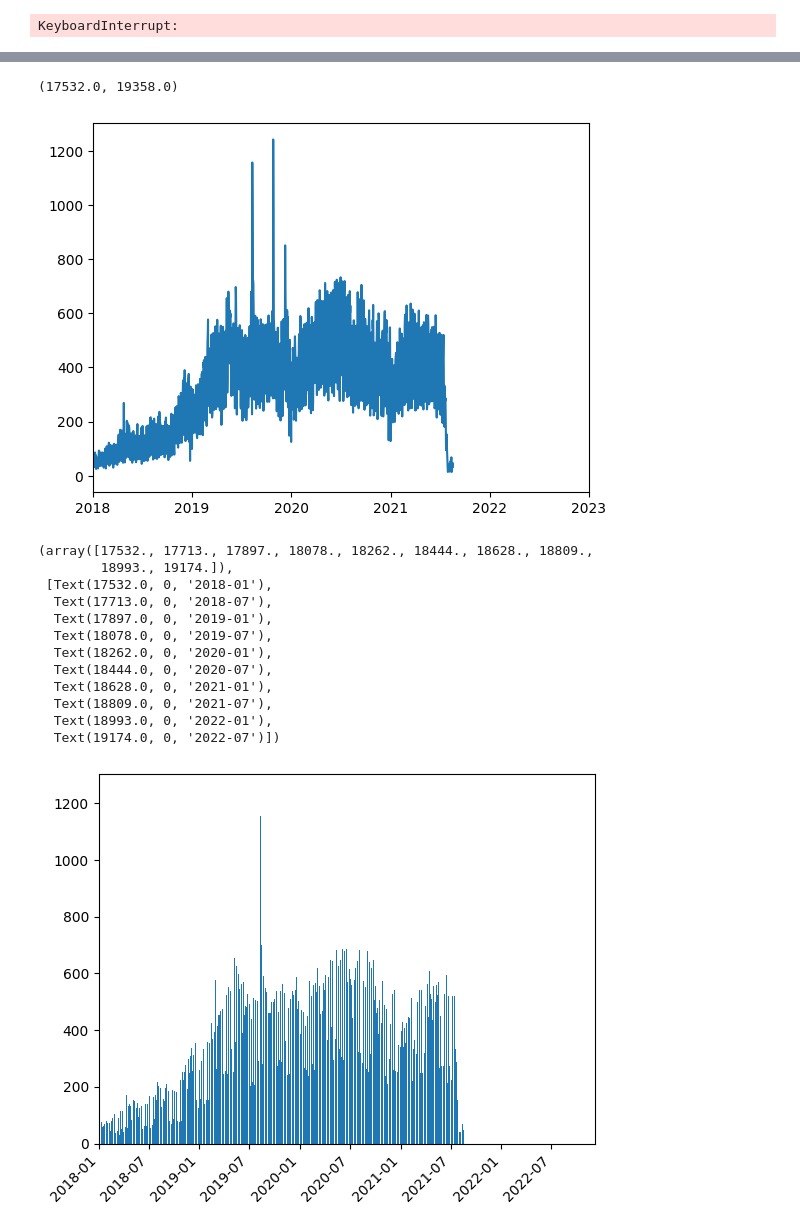
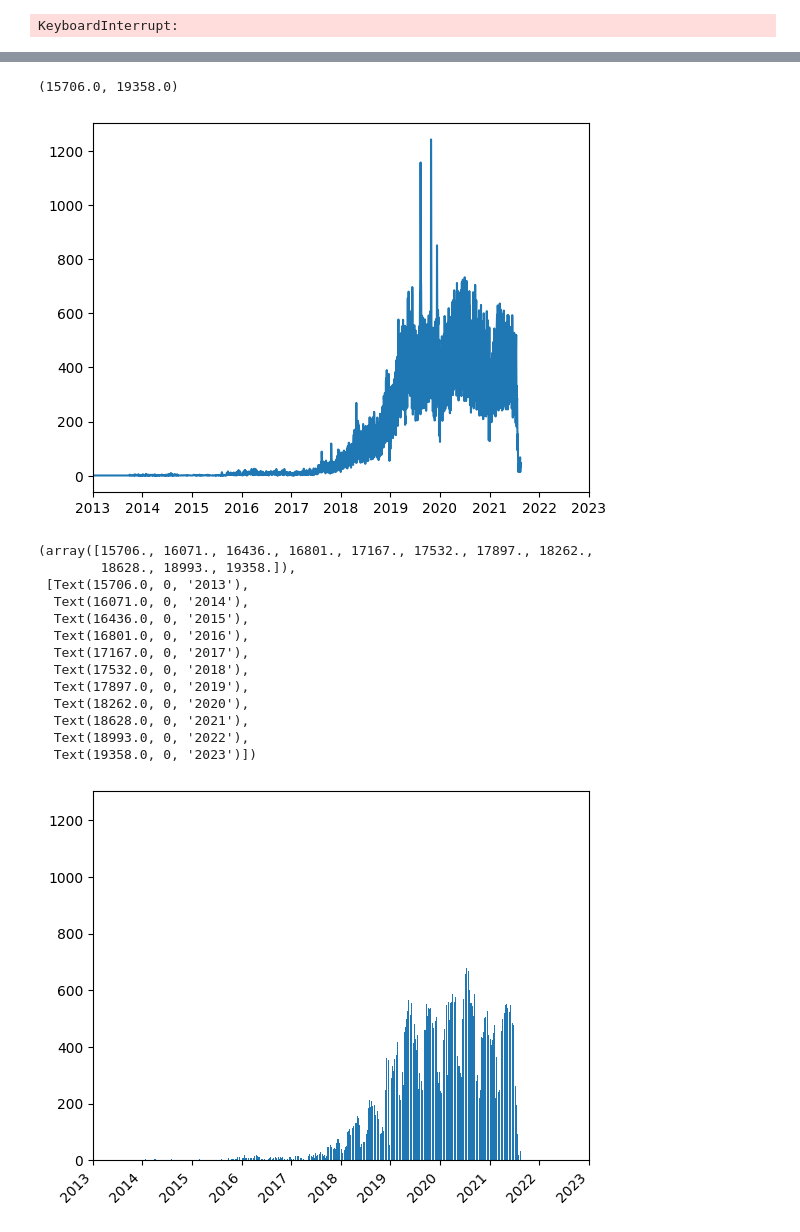
Before and after one commit to Ale-Mildiner/Tesis, a Jupyter notebook: Base_Medios_Arg/series_temporales_clusters.ipynb, the cells around one changed output, grey strips where cells are left out. Cells and saved outputs as stored; diff of their text form; code cells hidden in the pictures.

```diff
--- a/Base_Medios_Arg/series_temporales_clusters.ipynb
+++ b/Base_Medios_Arg/series_temporales_clusters.ipynb
@@ -165,36 +189,38 @@ fechas = cantidad_por_fecha.index
 cantidad = cantidad_por_fecha.values
 plt.plot(fechas, cantidad)
 fecha_fin = datetime(2023, 1, 1)  # Fecha de inicio deseada
-fecha_inicio = datetime(2018, 1,1)  # Fecha de fin deseada
+fecha_inicio = datetime(2013, 1,1)  # Fecha de fin deseada
 plt.xlim([fecha_inicio, fecha_fin])
 # %% [output]
-(17532.0, 19358.0)
+(15706.0, 19358.0)
-[figure, old version]
+[figure, new version]
 # %%
 from datetime import datetime, timedelta
 cantidad_por_fecha = base.groupby(base['fecha'].dt.date).size()
 fechas = cantidad_por_fecha.index
 cantidad = cantidad_por_fecha.values
 
+
 plt.bar(fechas, cantidad)
 
 fecha_fin = datetime(2023, 1, 1)  # Fecha de inicio deseada
-fecha_inicio = datetime(2018, 1,1)  # Fecha de fin deseada
-ventana = timedelta(days=5*30)  # Intervalo de tiempo de 3 meses
-intervalos = pd.date_range(start=fecha_inicio, end=fecha_fin, freq=ventana)
+fecha_inicio = datetime(2013, 1,1)  # Fecha de fin deseada
+#ventana = timedelta(days=5*30)  # Intervalo de tiempo de 3 meses
+intervalos = pd.date_range(start=fecha_inicio, end=fecha_fin)#, freq=ventana)
 plt.xlim([intervalos[0], intervalos[-1]])
 plt.xticks(rotation=45, ha='right')
 # %% [output]
-(array([17532., 17713., 17897., 18078., 18262., 18444., 18628., 18809.,
-        18993., 19174.]),
- [Text(17532.0, 0, '2018-01'),
-  Text(17713.0, 0, '2018-07'),
-  Text(17897.0, 0, '2019-01'),
-  Text(18078.0, 0, '2019-07'),
-  Text(18262.0, 0, '2020-01'),
-  Text(18444.0, 0, '2020-07'),
-  Text(18628.0, 0, '2021-01'),
-  Text(18809.0, 0, '2021-07'),
-  Text(18993.0, 0, '2022-01'),
-  Text(19174.0, 0, '2022-07')])
+(array([15706., 16071., 16436., 16801., 17167., 17532., 17897., 18262.,
+        18628., 18993., 19358.]),
+ [Text(15706.0, 0, '2013'),
+  Text(16071.0, 0, '2014'),
+  Text(16436.0, 0, '2015'),
+  Text(16801.0, 0, '2016'),
+  Text(17167.0, 0, '2017'),
+  Text(17532.0, 0, '2018'),
+  Text(17897.0, 0, '2019'),
+  Text(18262.0, 0, '2020'),
+  Text(18628.0, 0, '2021'),
+  Text(18993.0, 0, '2022'),
+  Text(19358.0, 0, '2023')])
-[figure, old version]
+[figure, new version]
```
Also changed, not shown: parts of 10 cells of this notebook, 5 other files.
